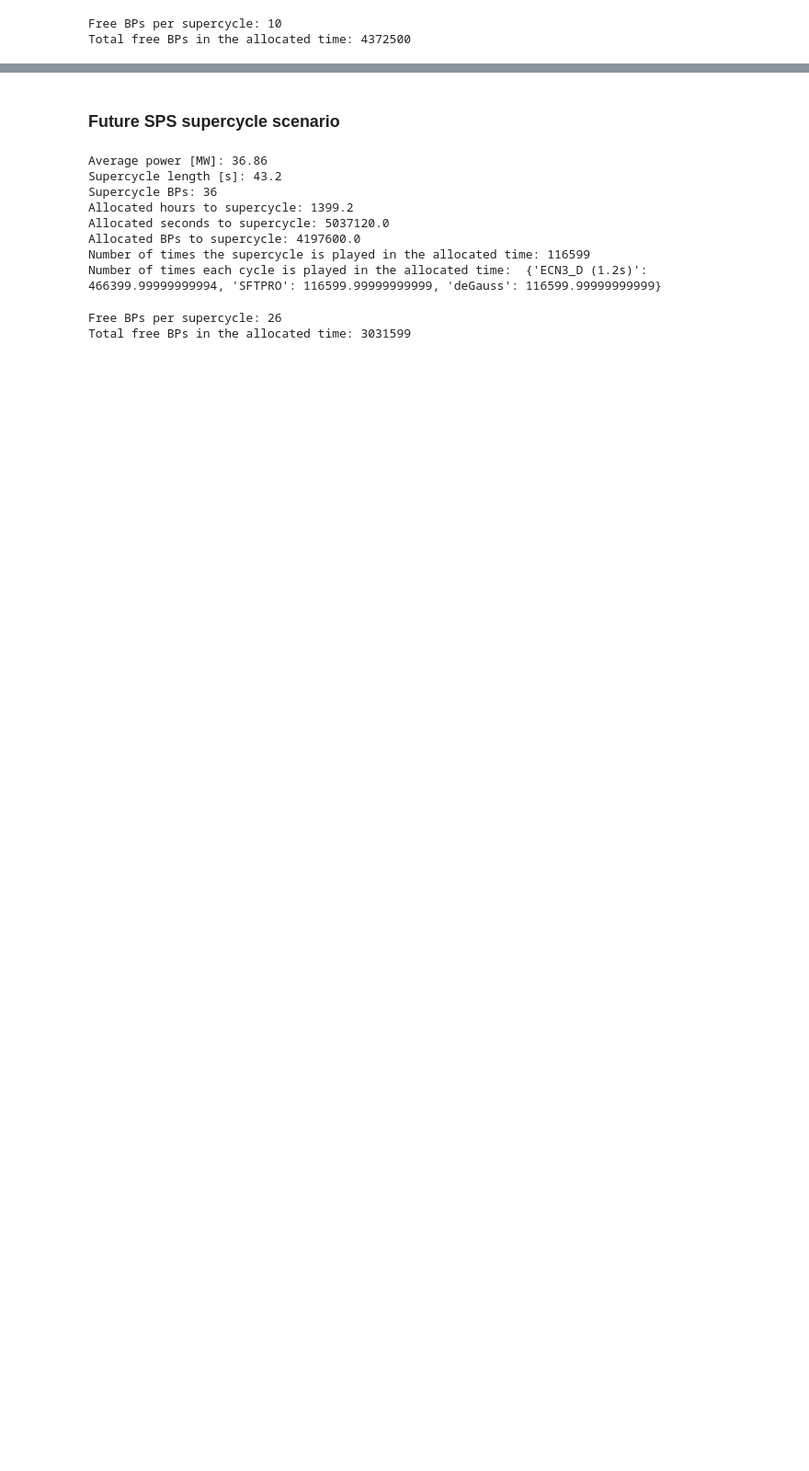
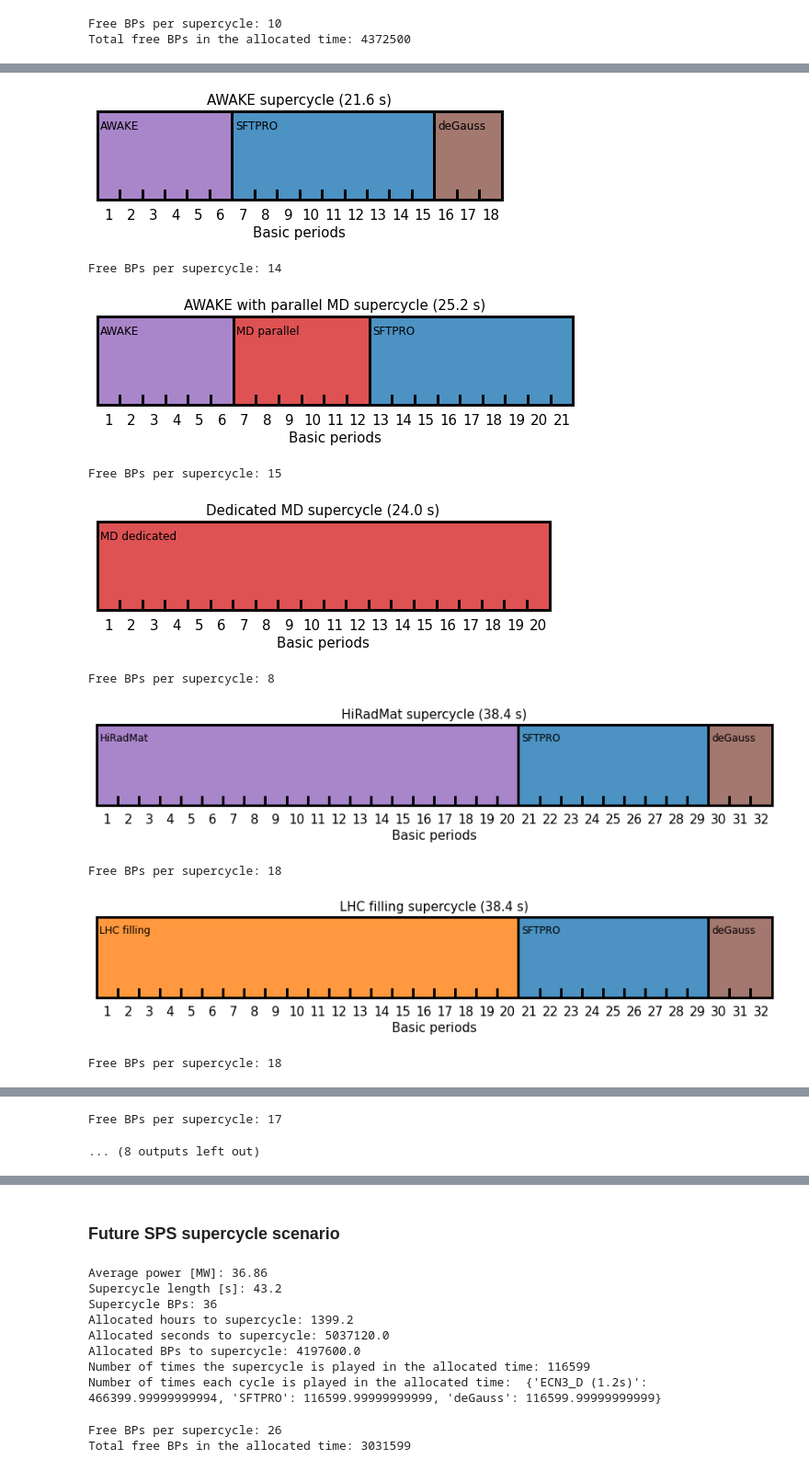
Before and after one commit to tprebiba/super-cycle-modelling, a Jupyter notebook: main.ipynb, the cells around one changed output, grey strips where cells are left out. Shown: that part at 92% size. Cells and saved outputs as stored; diff of their text form; code cells hidden in the pictures; blank space fills up the shorter version.

```diff
--- a/main.ipynb
+++ b/main.ipynb
@@ -85,0 +106,16 @@ SPS_supercycles_scenario = {
+# %%
+for sps_supercycle in SPS_supercycles_scenario.values():
+    plot_supercycle(sps_supercycle)
+    sps_supercycle.calculate_free_bps()
+    print('Free BPs per supercycle: %i'%sps_supercycle.free_bps_per_supercycle)
+# %% [output]
+[figure, added]
+Free BPs per supercycle: 14
+[figure, added]
+Free BPs per supercycle: 15
+[figure, added]
+Free BPs per supercycle: 8
+[figure, added]
+Free BPs per supercycle: 18
+[figure, added]
+Free BPs per supercycle: 18
@@ -86,3 +123,5 @@ SPS_supercycles_scenario = {
+Free BPs per supercycle: 17
+... (8 outputs left out)
 # %%
 PS_bps_total = 0
 PS_free_bps_total = 0
```
Also changed, not shown: parts of 13 cells of this notebook, 2 other files.
